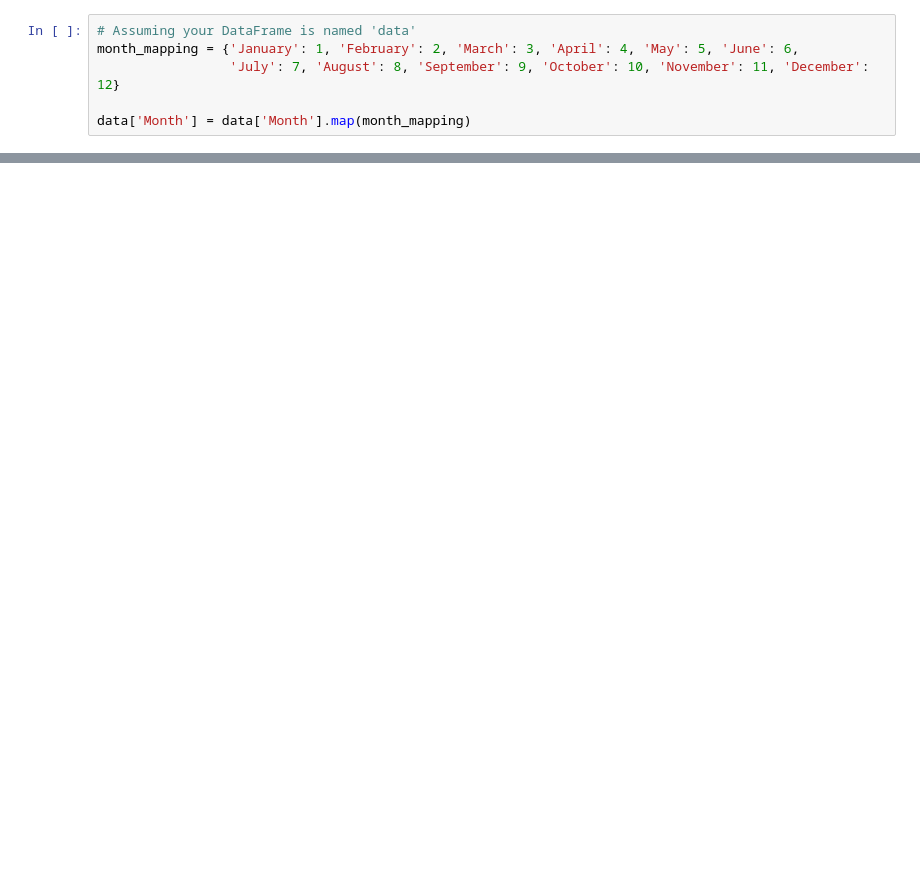
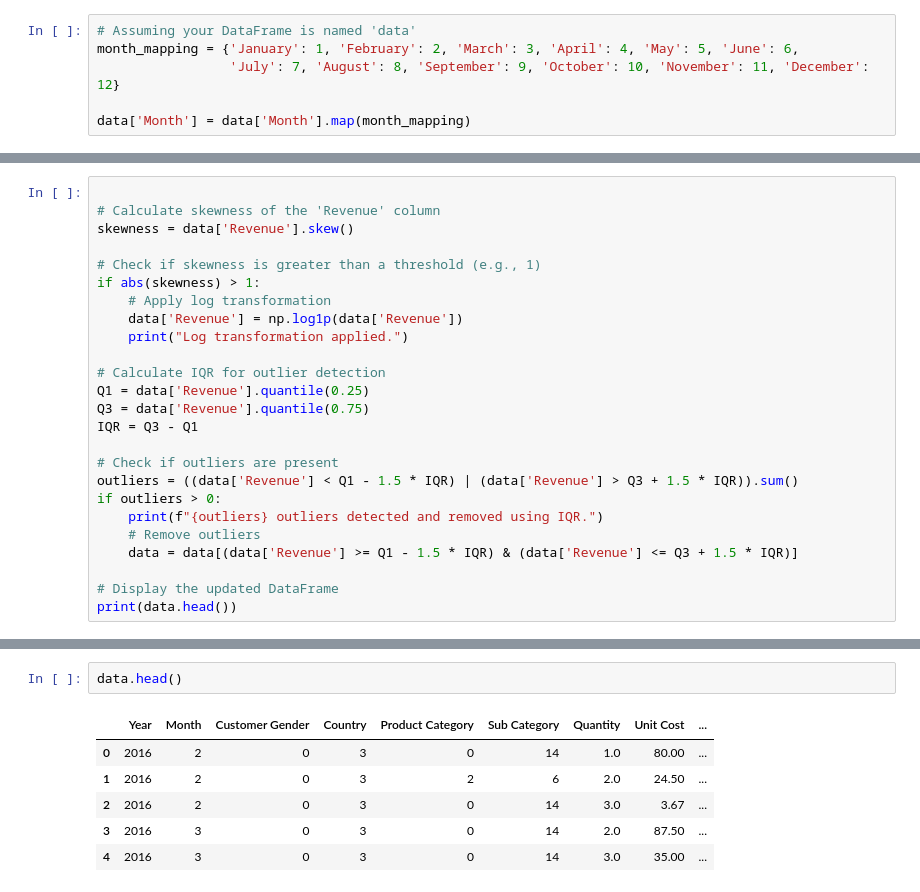
Before and after one commit to tirthmagnus/CS-668-CS-668-, a Jupyter notebook: Cs_668__EDa.ipynb, the cells around one changed output, grey strips where cells are left out. Cells and saved outputs as stored; diff of their text form; blank space fills up the shorter version.

```diff
--- a/Cs_668__EDa.ipynb
+++ b/Cs_668__EDa.ipynb
@@ -332,0 +355,25 @@ Testing set shape: (515, 11) (515,)
+# %%
+
+# Calculate skewness of the 'Revenue' column
+skewness = data['Revenue'].skew()
+
+# Check if skewness is greater than a threshold (e.g., 1)
+if abs(skewness) > 1:
+    # Apply log transformation
+    data['Revenue'] = np.log1p(data['Revenue'])
+    print("Log transformation applied.")
+
+# Calculate IQR for outlier detection
+Q1 = data['Revenue'].quantile(0.25)
+Q3 = data['Revenue'].quantile(0.75)
+IQR = Q3 - Q1
+
+# Check if outliers are present
+outliers = ((data['Revenue'] < Q1 - 1.5 * IQR) | (data['Revenue'] > Q3 + 1.5 * IQR)).sum()
+if outliers > 0:
+    print(f"{outliers} outliers detected and removed using IQR.")
+    # Remove outliers
+    data = data[(data['Revenue'] >= Q1 - 1.5 * IQR) & (data['Revenue'] <= Q3 + 1.5 * IQR)]
+
+# Display the updated DataFrame
+print(data.head())
@@ -332,0 +396,9 @@ Testing set shape: (515, 11) (515,)
+# %%
+data.head()
+# %% [output]
+|  | Year | Month | Customer Gender | Country | Product Category | Sub Category | Quantity | Unit Cost | ... |
+| 0 | 2016 | 2 | 0 | 3 | 0 | 14 | 1.0 | 80.00 | ... |
+| 1 | 2016 | 2 | 0 | 3 | 2 | 6 | 2.0 | 24.50 | ... |
+| 2 | 2016 | 2 | 0 | 3 | 0 | 14 | 3.0 | 3.67 | ... |
+| 3 | 2016 | 3 | 0 | 3 | 0 | 14 | 2.0 | 87.50 | ... |
+| 4 | 2016 | 3 | 0 | 3 | 0 | 14 | 3.0 | 35.00 | ... |
```
Also changed, not shown: parts of 30 cells of this notebook.
